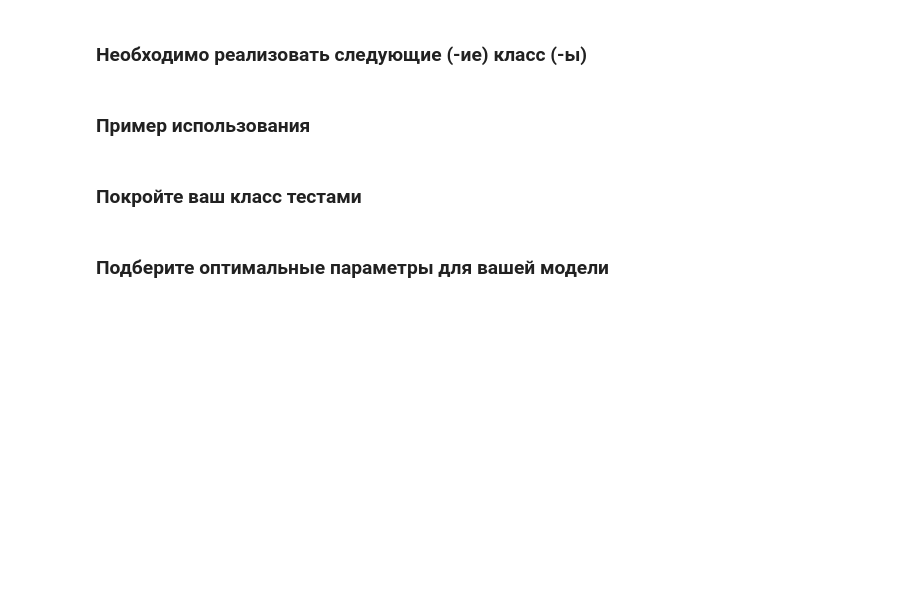
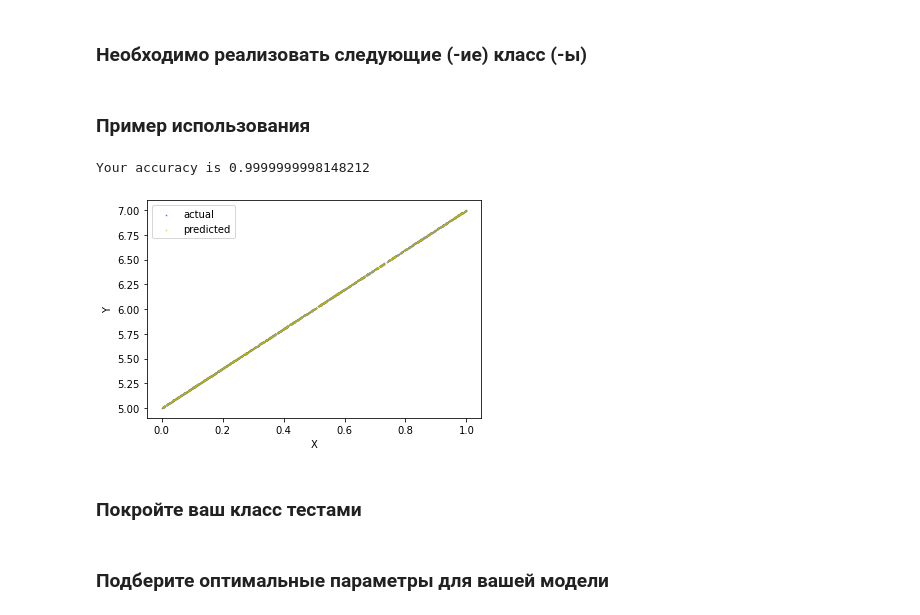
Before and after one commit to electrofocus/machine-learning-practicum, a Jupyter notebook: sgd.ipynb, the cells around one changed output. Drawn from its saved outputs; the diff is of its cells as text; code cells hidden in the pictures; blank space fills up the shorter version.

```diff
--- a/sgd.ipynb
+++ b/sgd.ipynb
@@ -43,7 +44,7 @@ class Regression(object):
         -------
         Метод обучает веса W
         '''
-        self.W = np.zeros(len(X[0]))
+        self.W = np.zeros(X.shape[1])
         for a, b in self.trainiterator:
             self.W = self.sgd.step(a, b, self.W)
 
@@ -132,7 +133,7 @@ class Grad(object):
         loss = self.loss.val(X, y, W)
         gradient = list()
         for d in np.eye(len(X)) * self.delta:
-            gradient[i] = (self.loss.val(X, y, W + d) - loss) / self.delta
+            gradient.append((self.loss.val(X, y, W + d) - loss) / self.delta)
         return np.array(gradient)
 # %%
 class Loss(object):
@@ -203,18 +204,33 @@ class TrainIterator(object):
 # %%
 #TODO подгружаем данные в trainX, trainY, testX, testY
 #TODO задаем alpha, delta, l1_coef, l2_coef, n_epoch
 
-trainX = np.append(np.random.rand(1000, 500), np.ones())
+np.random.seed(2)
+trainX = np.append(np.ones((1000, 1)), np.random.rand(1000, 1), axis=1)
+trainY = np.array([5 * x0 + 2 * x1 for x0, x1 in trainX])
 
-trainiterator = TrainIterator(trainX, trainY, n_epoch)
-loss = Loss(l1_coef, l2_coef)
-grad = Grad(loss, delta)
-sgd = SGD(grad, alpha)
-reg = Regression(sgd, trainiterator, n_epoch)
+testX = np.append(np.ones((1000, 1)), np.random.rand(1000, 1), axis=1)
+testY = np.array([5 * x0 + 2 * x1 for x0, x1 in testX])
+
+trainiterator = TrainIterator(trainX, trainY, n_epoch=10)
+loss = Loss(l1_coef=0, l2_coef=0)
+grad = Grad(loss, delta=0.00001)
+sgd = SGD(grad, alpha=0.5)
+reg = Regression(sgd, trainiterator, n_epoch=1)
 reg.fit(trainX, trainY)
 y_pred = reg.predict(testX)
 acc = reg.score(testY, y_pred)
 print('Your accuracy is %s' % str(acc))
+
+plt.scatter(x=testX[:, 1], y=testY, s=0.5, c='b', alpha=0.5, label='actual')
+plt.scatter(x=testX[:, 1], y=y_pred, s=0.5, c='y', alpha=0.5, label='predicted')
+plt.xlabel('X')
+plt.ylabel('Y')
+plt.legend()
+plt.show()
+# %% [output]
+Your accuracy is 0.9999999998148212
+[figure, added]
 # %% [markdown]
 ### Покройте ваш класс тестами
 # %% [markdown]
```
Also changed, not shown: parts of 2 cells of this notebook.
